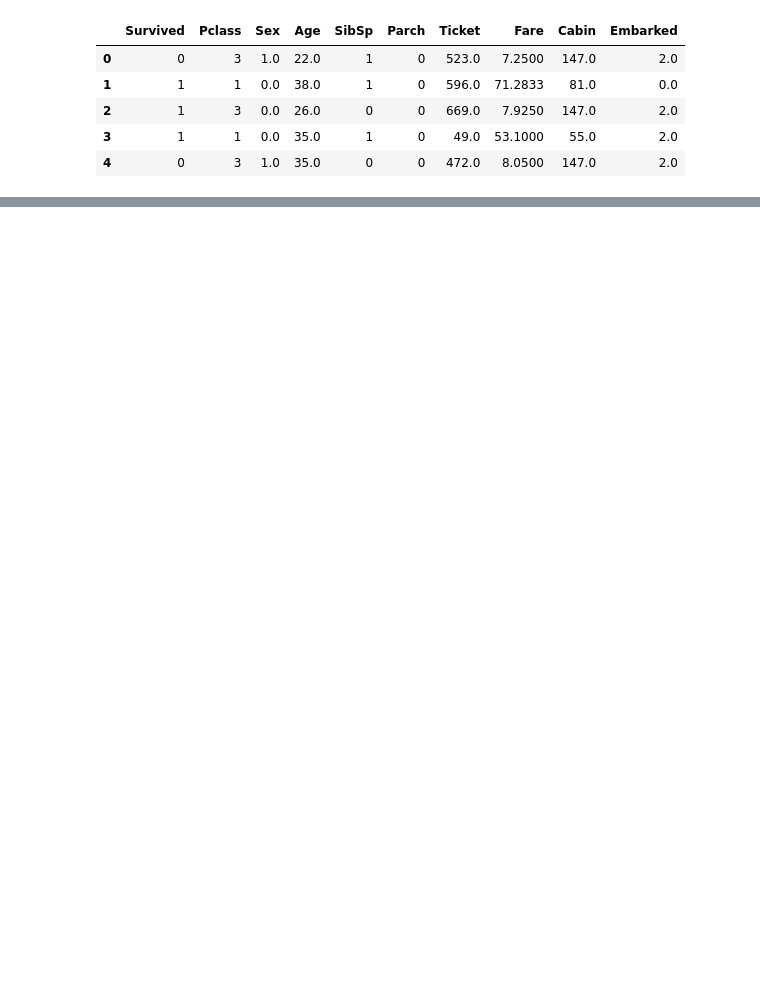
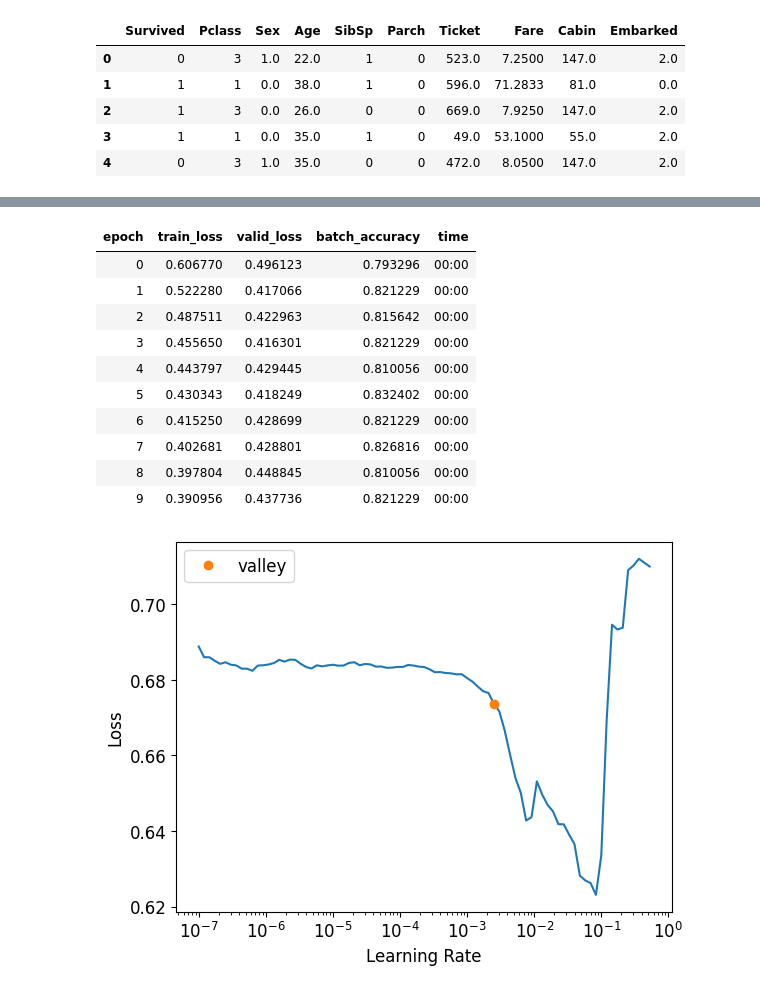
Before and after one commit to mzums/kaggle, a Jupyter notebook: titanic.ipynb, the cells around one changed output, grey strips where cells are left out. Saved outputs shown, nothing was run; the diff lists cells and outputs as text; code cells hidden in the pictures; blank space fills up the shorter version.

Commit message:
~80% accuracy

```diff
--- a/titanic.ipynb
+++ b/titanic.ipynb
@@ -175,2 +174,25 @@ x_train.shape, y_train.shape, x_valid.shape, y_valid.shape
+# %%
+train_dl = DataLoader(TensorDataset(x_train, y_train), batch_size=32, shuffle=True)
+valid_dl = DataLoader(TensorDataset(x_valid, y_valid), batch_size=32, shuffle=True)
+dls = DataLoaders(train_dl, valid_dl)
+# %%
+simple_net = nn.Sequential(
+    nn.Linear(x_train.shape[1], 128),
+    nn.ReLU(),
+    nn.Linear(128, 128),
+    nn.ReLU(),
+    nn.Linear(128, 64),
+    nn.ReLU(),
+    nn.Linear(64, 1)
+)
 # %%
-loss_func = nn.BCELoss()
+loss_func = nn.BCEWithLogitsLoss()
+# %%
+def batch_accuracy(preds, targets):
+    preds = (preds > 0).float()  # For BCEWithLogits, threshold at 0
+    return (preds == targets).float().mean()
+# %%
+learn = Learner(dls, simple_net, opt_func=Adam, loss_func=loss_func, metrics=batch_accuracy)
+learn.lr_find()
+learn.fit(10, 0.001)
+# %% [output]
@@ -176,0 +200,12 @@ loss_func = nn.BCELoss()
+| epoch | train_loss | valid_loss | batch_accuracy | time |
+| 0 | 0.606770 | 0.496123 | 0.793296 | 00:00 |
+| 1 | 0.522280 | 0.417066 | 0.821229 | 00:00 |
+| 2 | 0.487511 | 0.422963 | 0.815642 | 00:00 |
+| 3 | 0.455650 | 0.416301 | 0.821229 | 00:00 |
+| 4 | 0.443797 | 0.429445 | 0.810056 | 00:00 |
+| 5 | 0.430343 | 0.418249 | 0.832402 | 00:00 |
+| 6 | 0.415250 | 0.428699 | 0.821229 | 00:00 |
+| 7 | 0.402681 | 0.428801 | 0.826816 | 00:00 |
+| 8 | 0.397804 | 0.448845 | 0.810056 | 00:00 |
+| 9 | 0.390956 | 0.437736 | 0.821229 | 00:00 |
+[figure, added]
```
Also changed, not shown: parts of 7 cells of this notebook.
